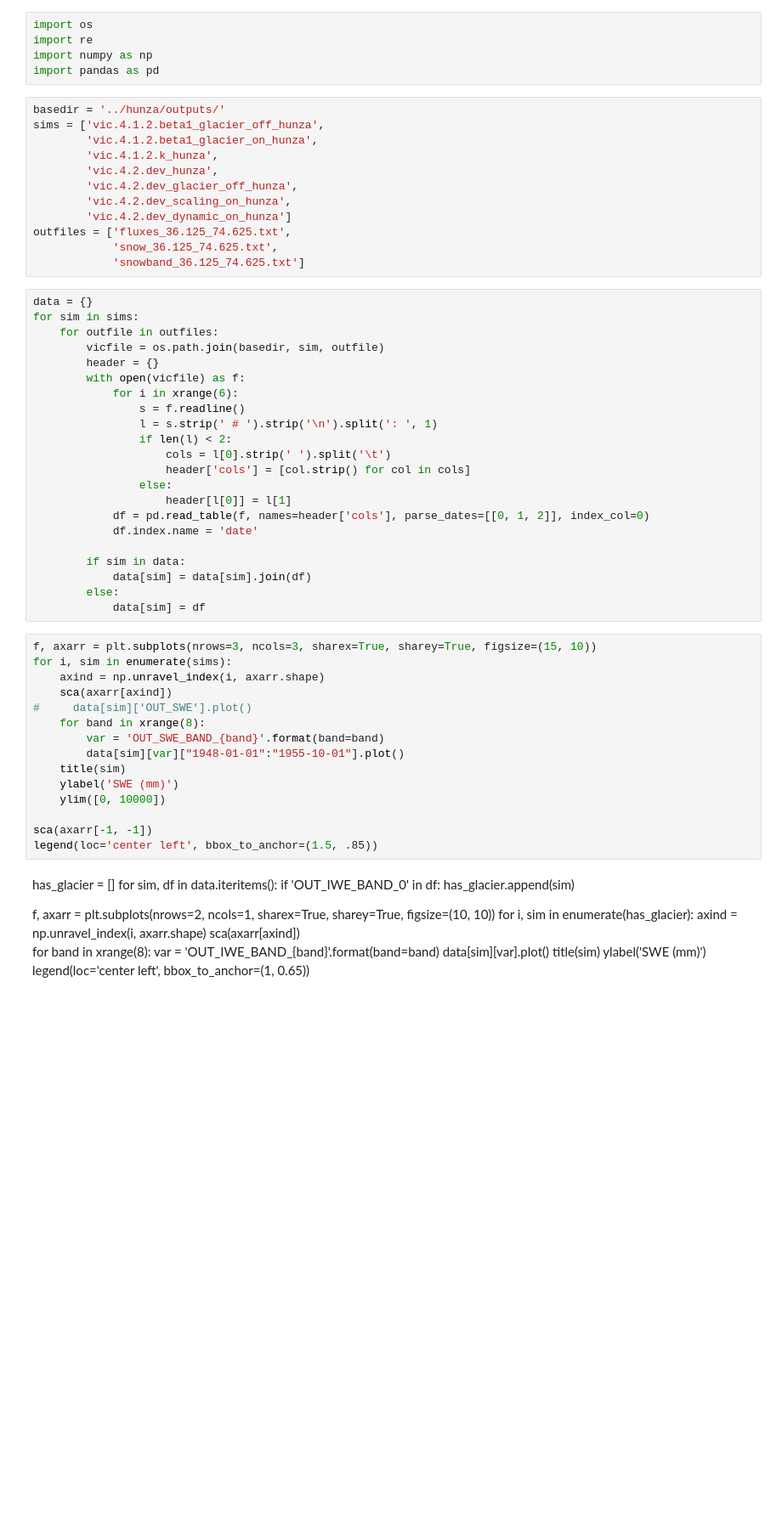
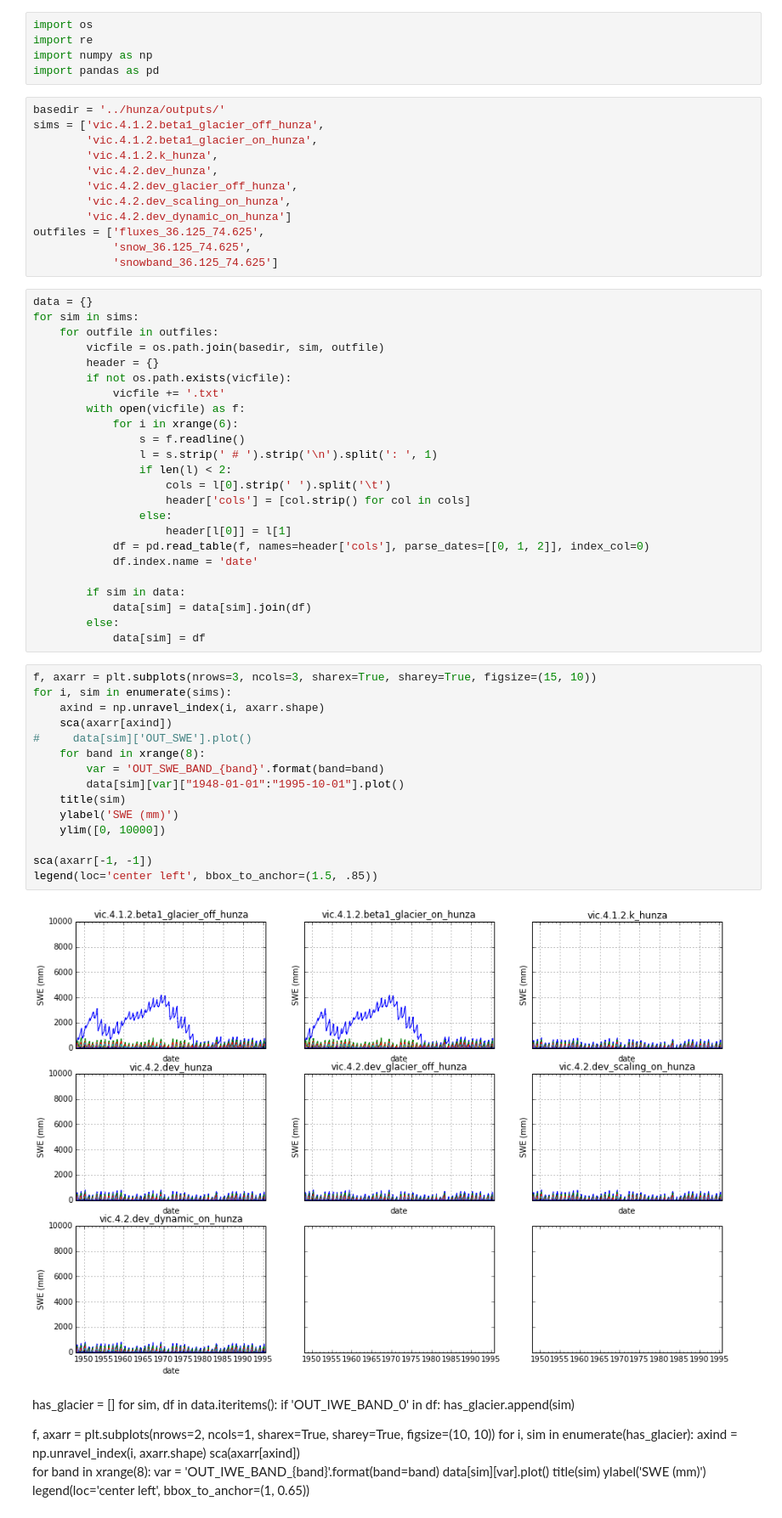
Before and after one commit to jhamman/VIC_glacier, a Jupyter notebook: notebooks/VIC_Glacier_Analysis_Hunza.ipynb, the cells around one changed output. Shown: that part at 85% size. Drawn from its saved outputs; the diff is of its cells as text; blank space fills up the shorter version.

Commit message:
fixes to snow parameters

```diff
--- a/notebooks/VIC_Glacier_Analysis_Hunza.ipynb
+++ b/notebooks/VIC_Glacier_Analysis_Hunza.ipynb
@@ -12,15 +12,17 @@ sims = ['vic.4.1.2.beta1_glacier_off_hunza',
         'vic.4.2.dev_glacier_off_hunza',
         'vic.4.2.dev_scaling_on_hunza',
         'vic.4.2.dev_dynamic_on_hunza']
-outfiles = ['fluxes_36.125_74.625.txt',
-            'snow_36.125_74.625.txt',
-            'snowband_36.125_74.625.txt']
+outfiles = ['fluxes_36.125_74.625',
+            'snow_36.125_74.625',
+            'snowband_36.125_74.625']
 # %%
 data = {}
 for sim in sims:
     for outfile in outfiles:
         vicfile = os.path.join(basedir, sim, outfile)
         header = {}
+        if not os.path.exists(vicfile):
+            vicfile += '.txt'
         with open(vicfile) as f:
             for i in xrange(6):
                 s = f.readline()
@@ -40,18 +42,20 @@ for sim in sims:
 # %%
 f, axarr = plt.subplots(nrows=3, ncols=3, sharex=True, sharey=True, figsize=(15, 10))
 for i, sim in enumerate(sims):
     axind = np.unravel_index(i, axarr.shape)
     sca(axarr[axind])
 #     data[sim]['OUT_SWE'].plot()
     for band in xrange(8):
         var = 'OUT_SWE_BAND_{band}'.format(band=band)
-        data[sim][var]["1948-01-01":"1955-10-01"].plot()
+        data[sim][var]["1948-01-01":"1995-10-01"].plot()
     title(sim)
     ylabel('SWE (mm)')
     ylim([0, 10000])
 
 sca(axarr[-1, -1])
 legend(loc='center left', bbox_to_anchor=(1.5, .85))
+# %% [output]
+[figure, added]
 # %% [markdown]
 has_glacier = []
 for sim, df in data.iteritems():
```
Also changed, not shown: 13 other files.
